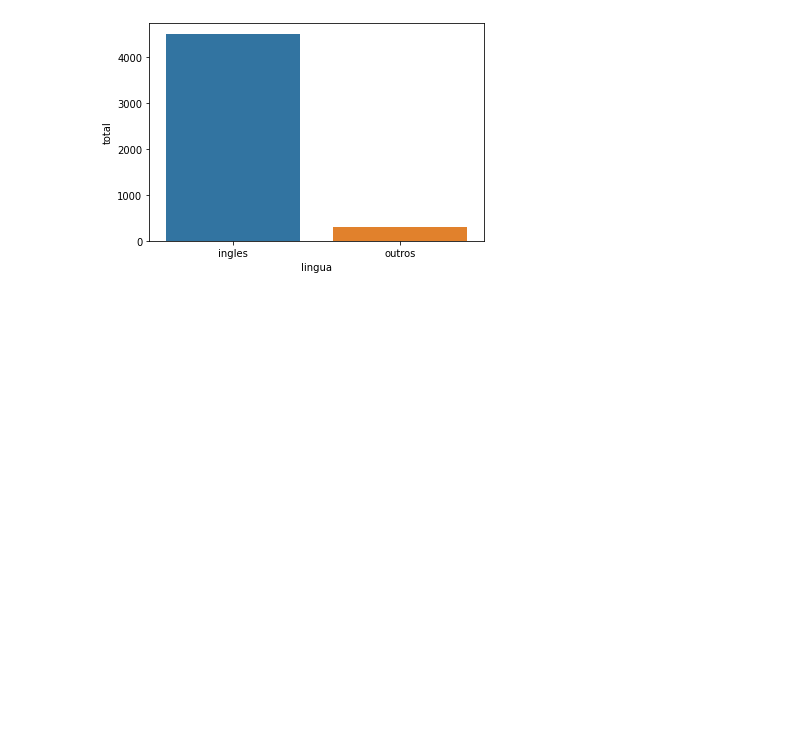
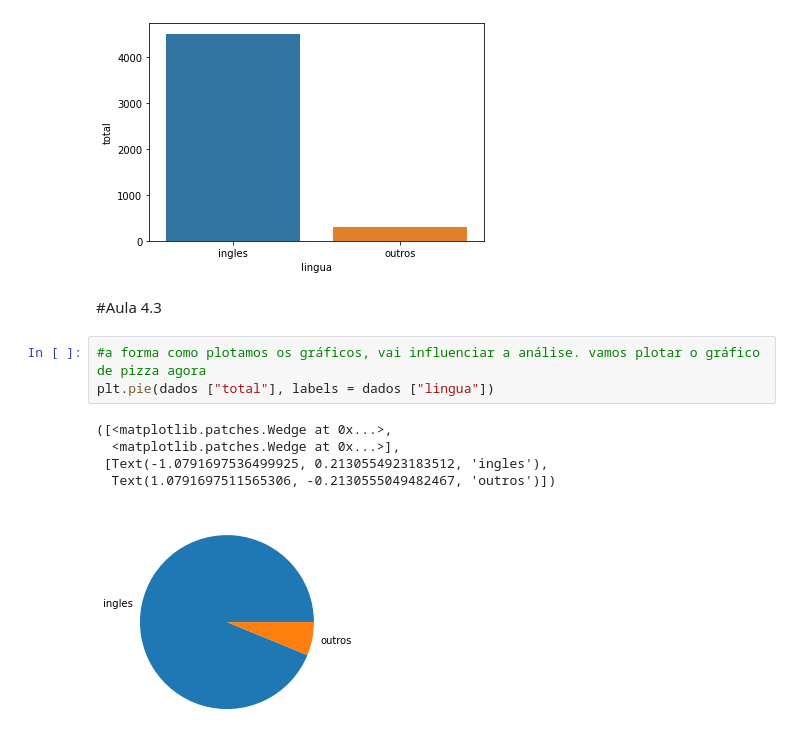
Before and after one commit to marquesgabi/Alura, a Jupyter notebook: Data_Science_analise_e_visualizacao_de_dados/Aula_2/Aula_2.ipynb, the cells around one changed output. Cells and saved outputs as stored; diff of their text form; blank space fills up the shorter version.

```diff
--- a/Data_Science_analise_e_visualizacao_de_dados/Aula_2/Aula_2.ipynb
+++ b/Data_Science_analise_e_visualizacao_de_dados/Aula_2/Aula_2.ipynb
@@ -285,3 +285,14 @@ sns.barplot(x="lingua", y="total", data = dados)
 # %% [output]
 <matplotlib.axes._subplots.AxesSubplot at 0x...>
 [figure]
+# %% [markdown]
+#Aula 4.3
+# %%
+#a forma como plotamos os gráficos, vai influenciar a análise. vamos plotar o gráfico de pizza agora
+plt.pie(dados ["total"], labels = dados ["lingua"])
+# %% [output]
+([<matplotlib.patches.Wedge at 0x...>,
+  <matplotlib.patches.Wedge at 0x...>],
+ [Text(-1.0791697536499925, 0.2130554923183512, 'ingles'),
+  Text(1.0791697511565306, -0.2130555049482467, 'outros')])
+[figure, added]
```
Also changed, not shown: parts of 7 cells of this notebook.
